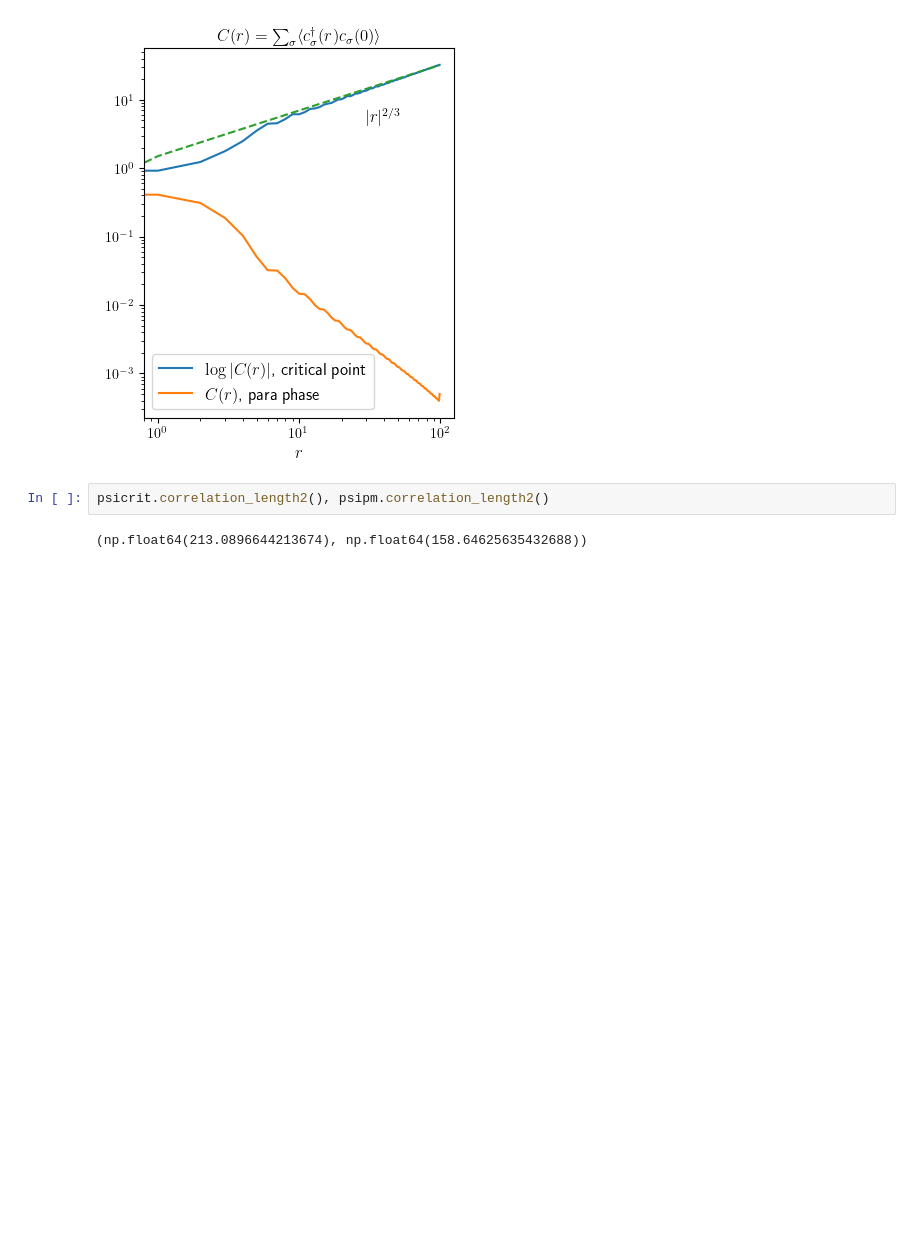
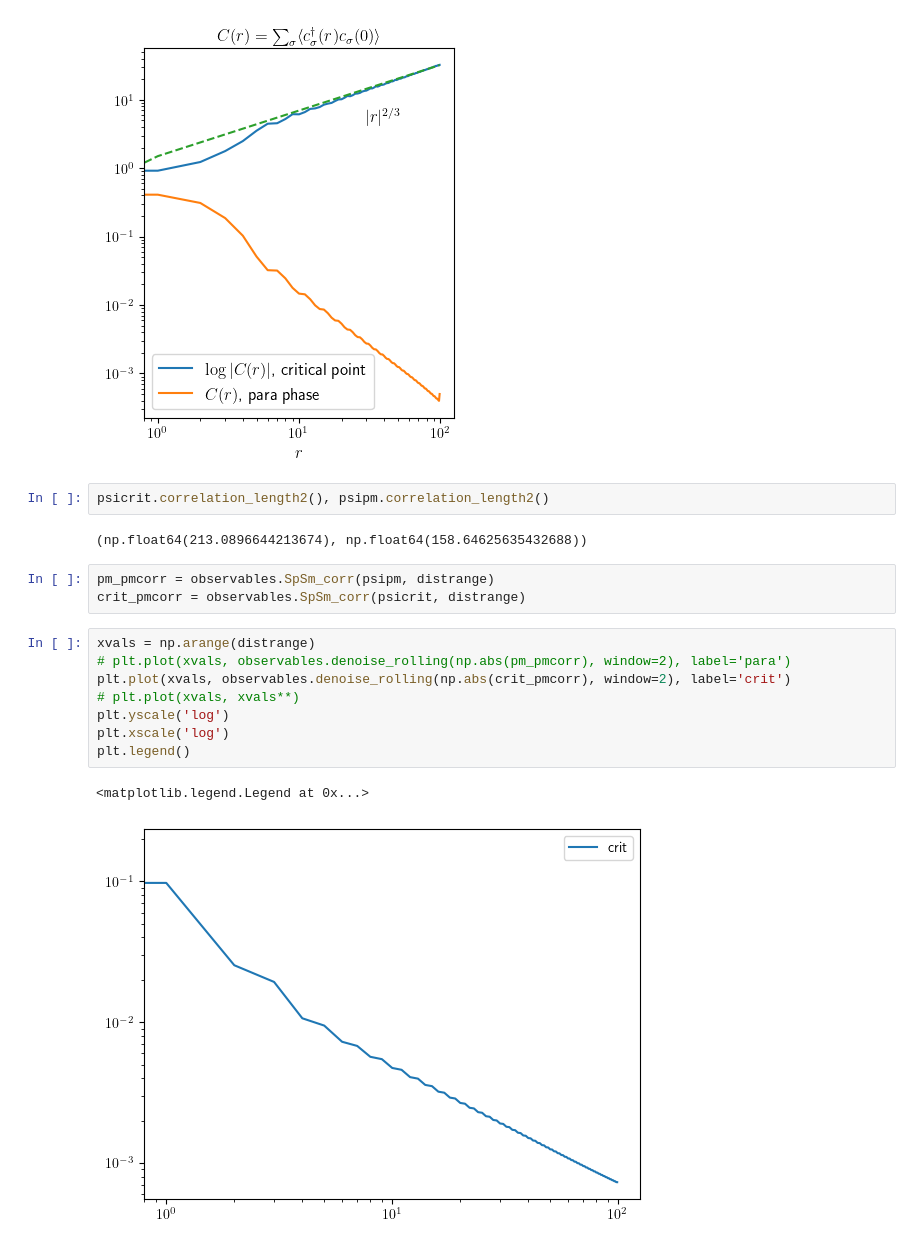
Before and after one commit to aravindhshankar/Spin1LongRangeOrder.jl, a Jupyter notebook: python/notebooks/chi800magzfromdata.ipynb, the cells around one changed output. Cells and saved outputs as stored; diff of their text form; blank space fills up the shorter version.

```diff
--- a/python/notebooks/chi800magzfromdata.ipynb
+++ b/python/notebooks/chi800magzfromdata.ipynb
@@ -160,3 +161,17 @@ fig.savefig('showstretchedExp.pdf', bbox_inches='tight')
 psicrit.correlation_length2(), psipm.correlation_length2()
 # %% [output]
 (np.float64(213.0896644213674), np.float64(158.64625635432688))
+# %%
+pm_pmcorr = observables.SpSm_corr(psipm, distrange)
+crit_pmcorr = observables.SpSm_corr(psicrit, distrange)
+# %%
+xvals = np.arange(distrange)
+# plt.plot(xvals, observables.denoise_rolling(np.abs(pm_pmcorr), window=2), label='para')
+plt.plot(xvals, observables.denoise_rolling(np.abs(crit_pmcorr), window=2), label='crit')
+# plt.plot(xvals, xvals**)
+plt.yscale('log')
+plt.xscale('log')
+plt.legend()
+# %% [output]
+<matplotlib.legend.Legend at 0x...>
+[figure, added]
```
Also changed, not shown: parts of 1 cell of this notebook.
